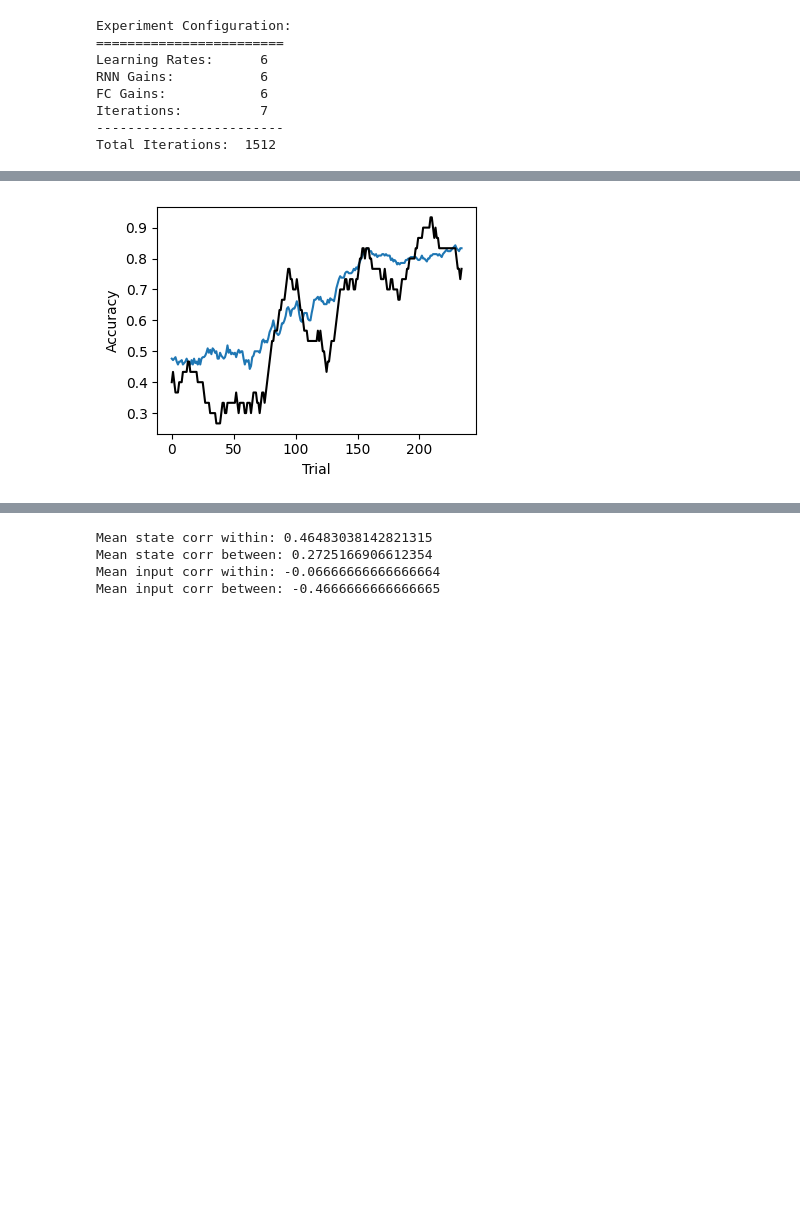
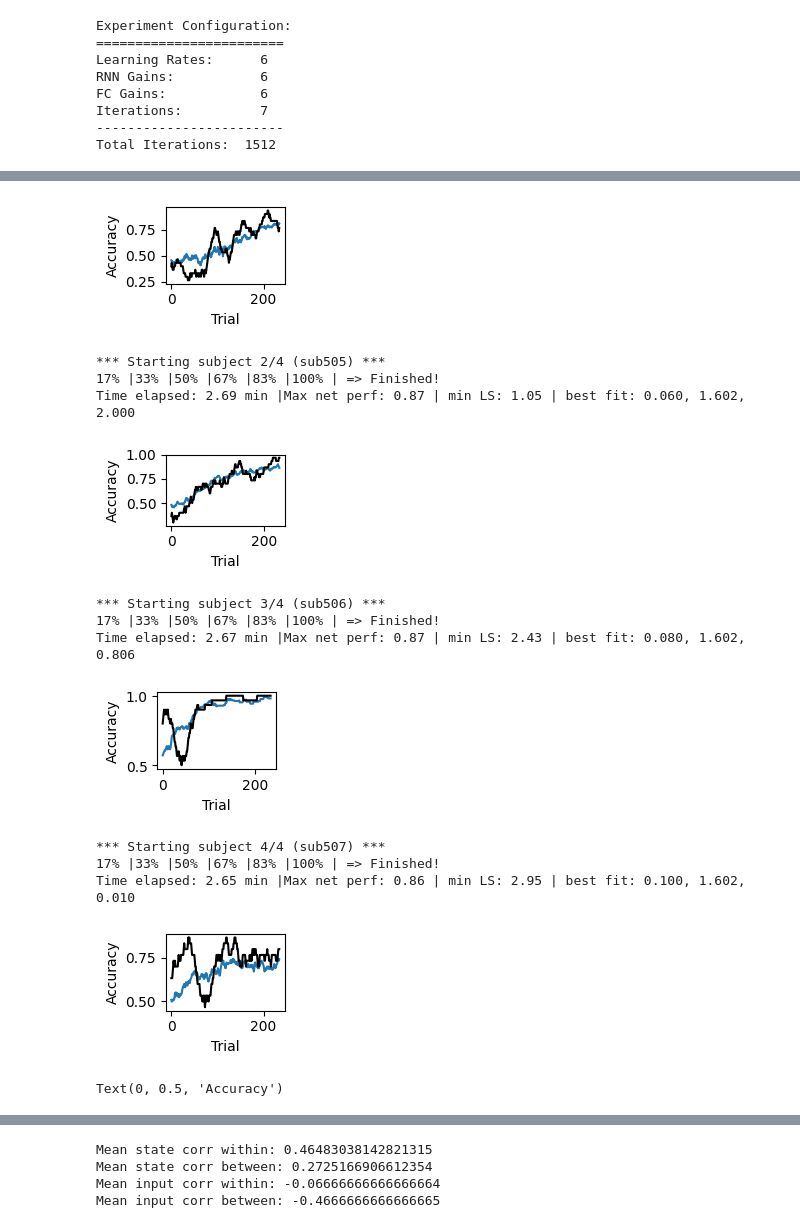
Before and after one commit to theoschaefer/orthoreplay, a Jupyter notebook: nico_models/nico_network_notebook.ipynb, the cells around one changed output, grey strips where cells are left out. Cells and saved outputs as stored; diff of their text form; code cells hidden in the pictures; blank space fills up the shorter version.

```diff
--- a/nico_models/nico_network_notebook.ipynb
+++ b/nico_models/nico_network_notebook.ipynb
@@ -500,7 +500,7 @@ for subj_idx, csub in enumerate(subjs):
     reshaped_data = cdata.reshape(-1, n_active_trials)  # Reshape to (n_lr * n_rg * n_fg, n_active_trials)
     # Apply running_average to each row
     smoothed_data = np.array([running_average(reshaped_data[i,:], window_size = win_size) for i in range(reshaped_data.shape[0])])
-    smoothed_behavior = running_average(choiceacc_array*1, window_size = win_size)
+    smoothed_behavior = running_average(choiceacc_array[subj_idx, :]*1, window_size = win_size)
     LS = np.sum((smoothed_data[:,:] - smoothed_behavior[:])**2, axis=1)
     cidx = np.argmin(LS)
     i, j, k = np.unravel_index(cidx, (n_lr, n_rg, n_fg))
@@ -514,9 +514,9 @@ for subj_idx, csub in enumerate(subjs):
 
     print(f"Max net perf: {max_acc:.2f} | min LS: {np.nanmin(LS):.2f} | best fit: {learning_rates[i]:.3f}, {rnn_gains[j]:.3f}, {fc_gains[k]:.3f}")
 
-    plt.figure(figsize=(4, 3))  # Small size: width=4, height=3 inches
+    plt.figure(figsize=(2, 1.5))  # Small size: width=4, height=3 inches
     plt.plot(smoothed_data[cidx, :], linewidth=1.5)
-    plt.plot(smoothed_behavior[0], color='black', linewidth=1.5)
+    plt.plot(smoothed_behavior, color='black', linewidth=1.5)
     plt.xlabel("Trial", fontsize=10)
     plt.ylabel("Accuracy", fontsize=10)
     plt.tight_layout()  # Removes extra whitespace
@@ -535 +535,14 @@ Time elapsed: 2.64 min |Best net perf: 0.9 | min LS: 2.6 | best net: 0.060, 0.40
-[figure, old version]
+[figure, new version]
+*** Starting subject 2/4 (sub505) ***
+17% |33% |50% |67% |83% |100% | => Finished!
+Time elapsed: 2.69 min |Max net perf: 0.87 | min LS: 1.05 | best fit: 0.060, 1.602, 2.000
+[figure, added]
+*** Starting subject 3/4 (sub506) ***
+17% |33% |50% |67% |83% |100% | => Finished!
+Time elapsed: 2.67 min |Max net perf: 0.87 | min LS: 2.43 | best fit: 0.080, 1.602, 0.806
+[figure, added]
+*** Starting subject 4/4 (sub507) ***
+17% |33% |50% |67% |83% |100% | => Finished!
+Time elapsed: 2.65 min |Max net perf: 0.86 | min LS: 2.95 | best fit: 0.100, 1.602, 0.010
+[figure, added]
+Text(0, 0.5, 'Accuracy')
```
Also changed, not shown: parts of 5 cells of this notebook.
